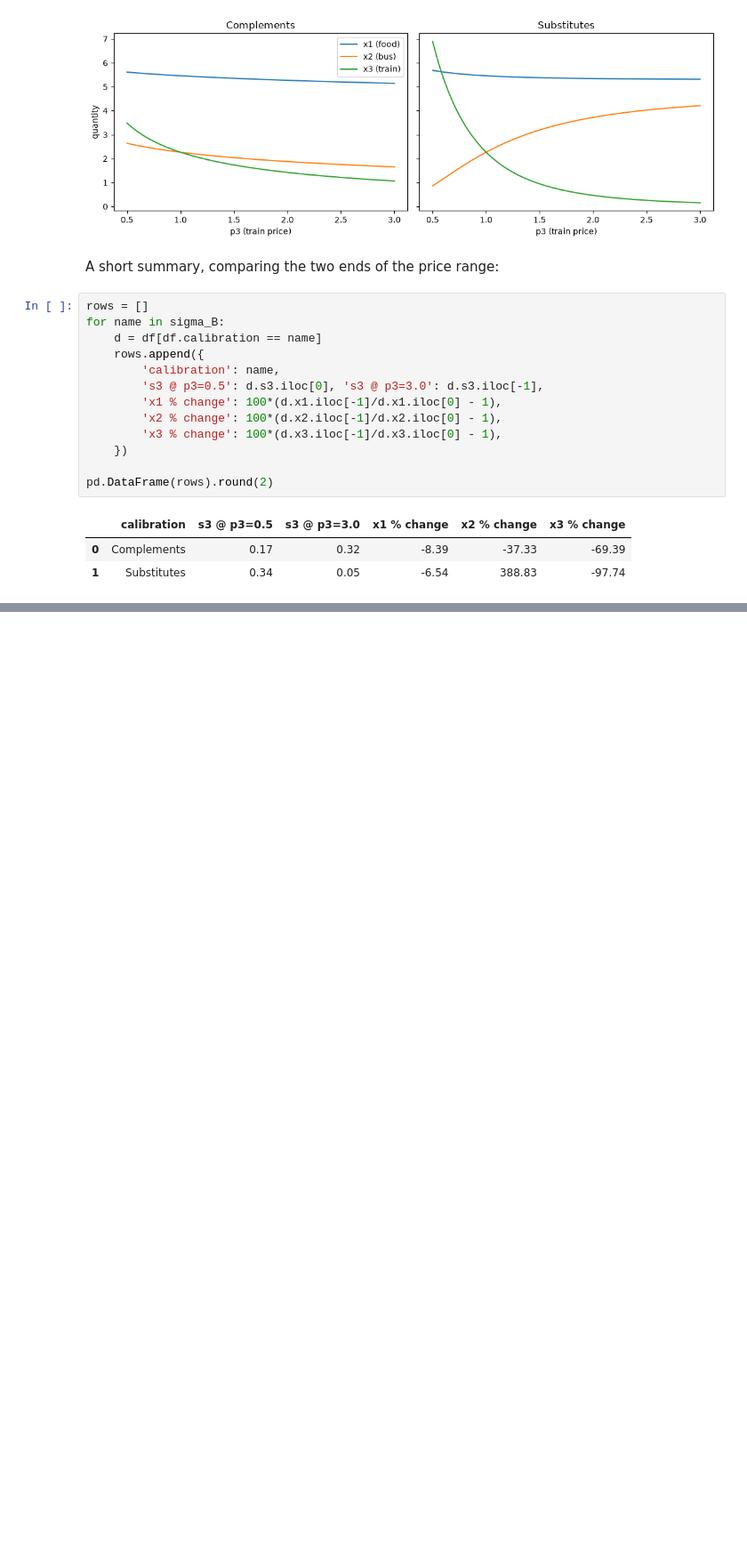
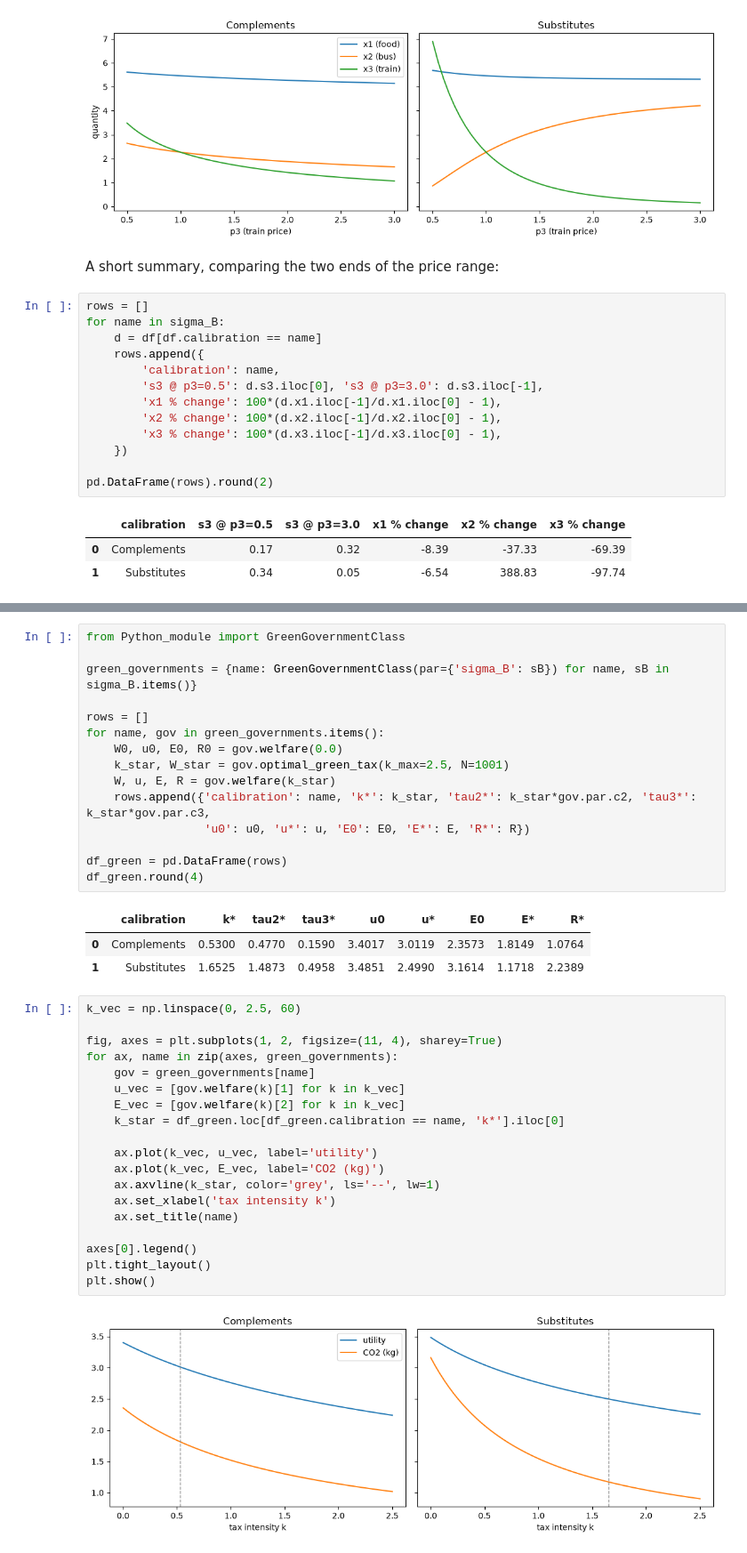
Before and after one commit to kcf539/Snake-Charmers-2, a Jupyter notebook: Model_project/ModProj_Notebook.ipynb, the cells around one changed output, grey strips where cells are left out. Shown at 89% size. Drawn from its saved outputs; the diff is of its cells as text; blank space fills up the shorter version.

```diff
--- a/Model_project/ModProj_Notebook.ipynb
+++ b/Model_project/ModProj_Notebook.ipynb
@@ -757,0 +676,40 @@ Both calibrations respond smoothly, with no jumps. In `Complements`, `s2` and `s
+# %%
+from Python_module import GreenGovernmentClass
+
+green_governments = {name: GreenGovernmentClass(par={'sigma_B': sB}) for name, sB in sigma_B.items()}
+
+rows = []
+for name, gov in green_governments.items():
+    W0, u0, E0, R0 = gov.welfare(0.0)
+    k_star, W_star = gov.optimal_green_tax(k_max=2.5, N=1001)
+    W, u, E, R = gov.welfare(k_star)
+    rows.append({'calibration': name, 'k*': k_star, 'tau2*': k_star*gov.par.c2, 'tau3*': k_star*gov.par.c3,
+                 'u0': u0, 'u*': u, 'E0': E0, 'E*': E, 'R*': R})
+
+df_green = pd.DataFrame(rows)
+df_green.round(4)
+# %% [output]
+|  | calibration | k* | tau2* | tau3* | u0 | u* | E0 | E* | R* |
+| 0 | Complements | 0.5300 | 0.4770 | 0.1590 | 3.4017 | 3.0119 | 2.3573 | 1.8149 | 1.0764 |
+| 1 | Substitutes | 1.6525 | 1.4873 | 0.4958 | 3.4851 | 2.4990 | 3.1614 | 1.1718 | 2.2389 |
+# %%
+k_vec = np.linspace(0, 2.5, 60)
+
+fig, axes = plt.subplots(1, 2, figsize=(11, 4), sharey=True)
+for ax, name in zip(axes, green_governments):
+    gov = green_governments[name]
+    u_vec = [gov.welfare(k)[1] for k in k_vec]
+    E_vec = [gov.welfare(k)[2] for k in k_vec]
+    k_star = df_green.loc[df_green.calibration == name, 'k*'].iloc[0]
+
+    ax.plot(k_vec, u_vec, label='utility')
+    ax.plot(k_vec, E_vec, label='CO2 (kg)')
+    ax.axvline(k_star, color='grey', ls='--', lw=1)
+    ax.set_xlabel('tax intensity k')
+    ax.set_title(name)
+
+axes[0].legend()
+plt.tight_layout()
+plt.show()
+# %% [output]
+[figure, added]
```
Also changed, not shown: parts of 73 cells of this notebook.
